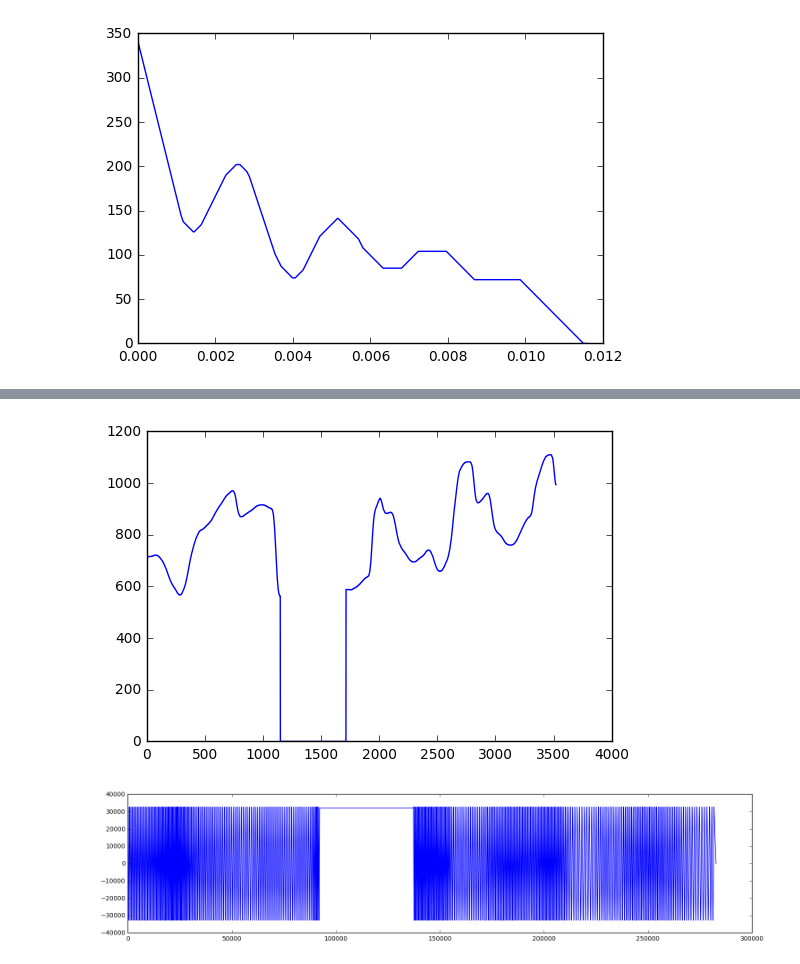
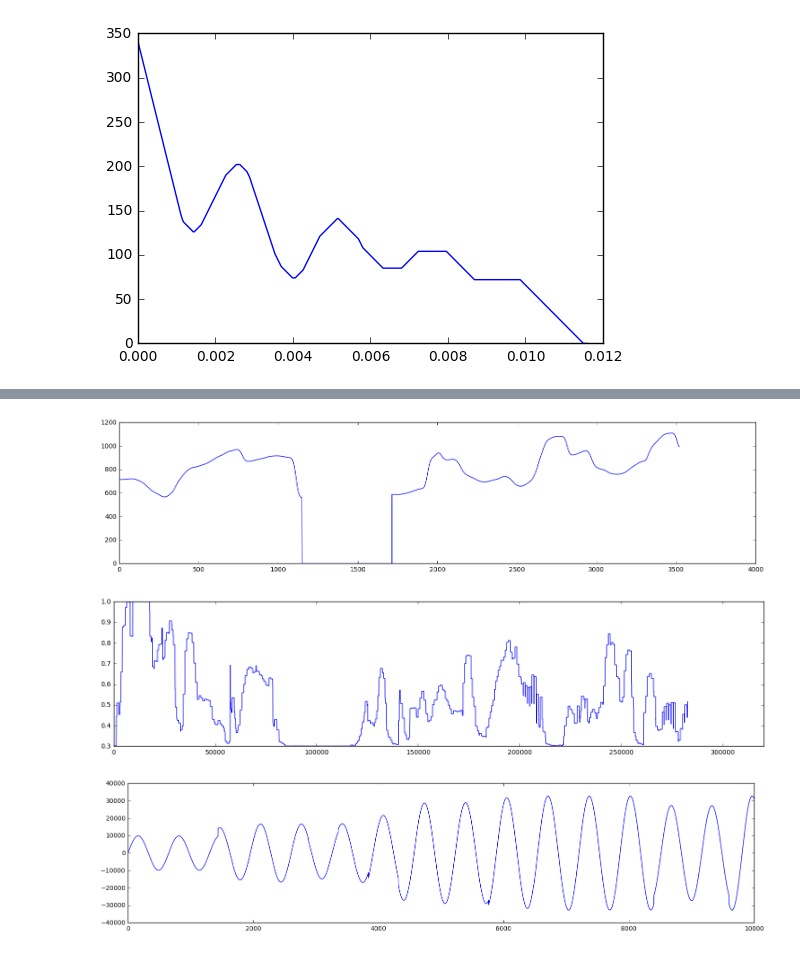
Before and after one commit to nomnom-mst/exhibition, a Jupyter notebook: waveanalyze.ipynb, the cells around one changed output, grey strips where cells are left out. Drawn from its saved outputs; the diff is of its cells as text; code cells hidden in the pictures.

Commit message:
added function to calculate amplification

```diff
--- a/waveanalyze.ipynb
+++ b/waveanalyze.ipynb
@@ -132,26 +141,44 @@ plt.show()
 # %%
+imp.reload(wavecontroller)
 imp.reload(alignpitch)
-
+imp.reload(wavegenerater)
+np.set_printoptions(threshold=np.inf)
 filename = "arayuru"
 
 buf_files = ["data/"+filename+"/"+filename+".pitch",
                      "data/"+filename+"/s1_"+filename+".pitch",
                      "data/"+filename+"/s2_"+filename+".pitch",
                      "data/"+filename+"/s3_"+filename+".pitch",
                      "data/"+filename+"/s4_"+filename+".pitch"]
-results = alignpitch.merge_pitch_file(buf_files)
+results, remove_idxs = alignpitch.merge_pitch_file(buf_files)
 bufconv.write_float("data/"+filename+"/m_"+filename+".pitch", results)
-x = np.arange(len(results))
-y = results
-plt.plot(x,y)
+
+# plot
+plt.figure(figsize=(18,4))
+plt.xlim(0, 4000)
+plt.plot(results)
+plt.show()
+
+# calculate amplification
+data = wavecontroller.get_data("data/"+filename+"/"+filename+".wav")
+amps = wavecontroller.calc_amp(data)
+remove_idxs = np.array(np.array(map(lambda n: np.arange(n*PITCH_FRAME, n*PITCH_FRAME+PITCH_FRAME), remove_idxs)).flat)
+amps = np.delete(amps, remove_idxs)
+
+# plot
+plt.figure(figsize=(18,4))
+plt.xlim(0, 320000)
+plt.plot(amps)
 plt.show()
 
 # generate sounds
 freq_data = wavegenerater.pitch2freq(results)
-data = wavegenerater.sin_wave(freq_data)
+data = wavegenerater.sin_wave(freq_data, amps, PITCH_FRAME)
+wavecontroller.save_file("data/"+filename+"/test2.wav", data, wavegenerater.SAMPLE_FREQ)
 
-wavecontroller.save_file("data/"+filename+"/test.wav", data, wavegenerater.SAMPLE_FREQ)
-wavecontroller.show_image(data)
+# plot
+wavecontroller.show_image(data[:10000])
 # %% [output]
-[figure, old version]
+[figure, new version]
-[figure, old version]
+[figure, new version]
+[figure, added]
```
Also changed, not shown: parts of 7 cells of this notebook, 7 other files.
